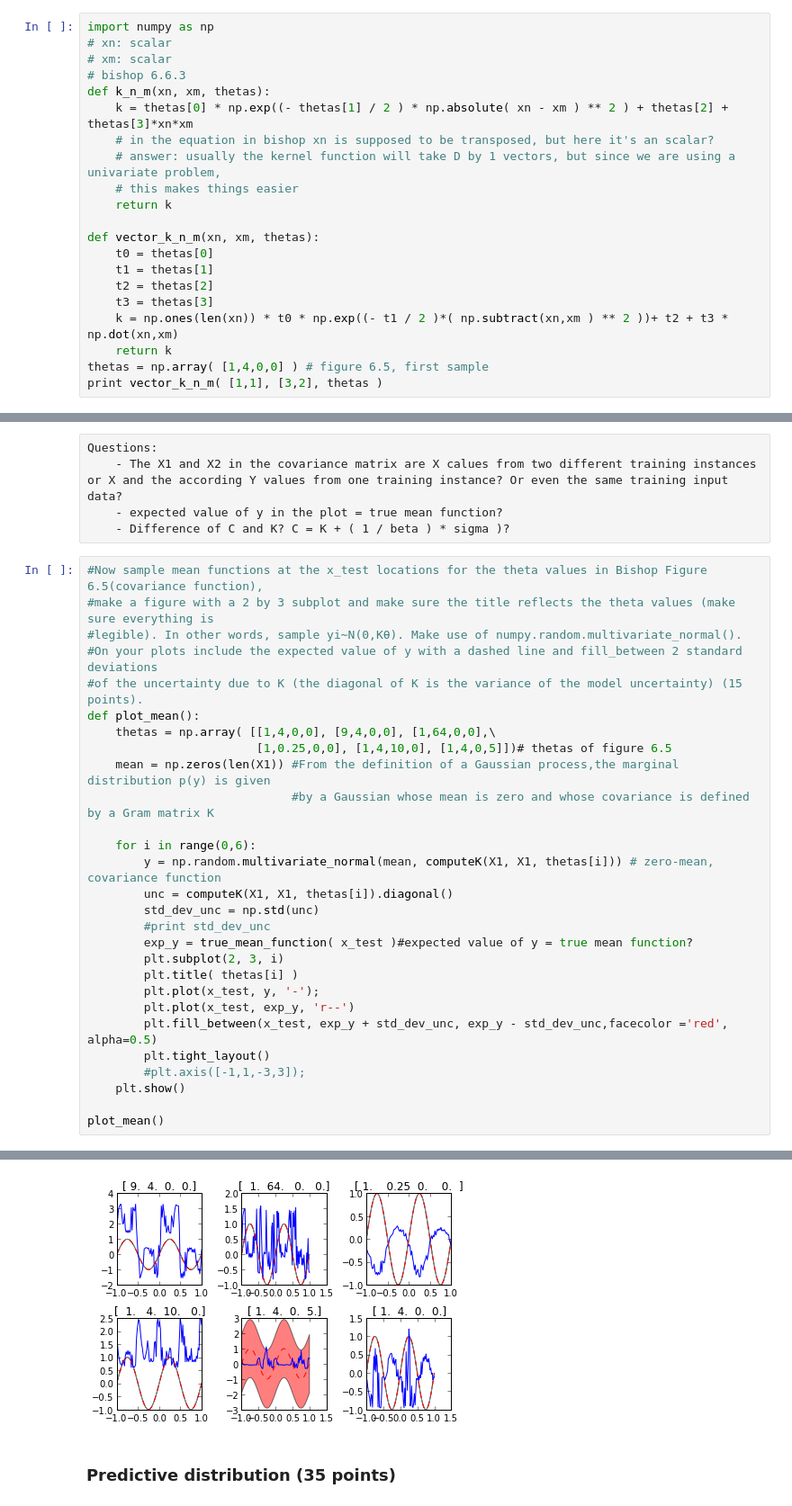
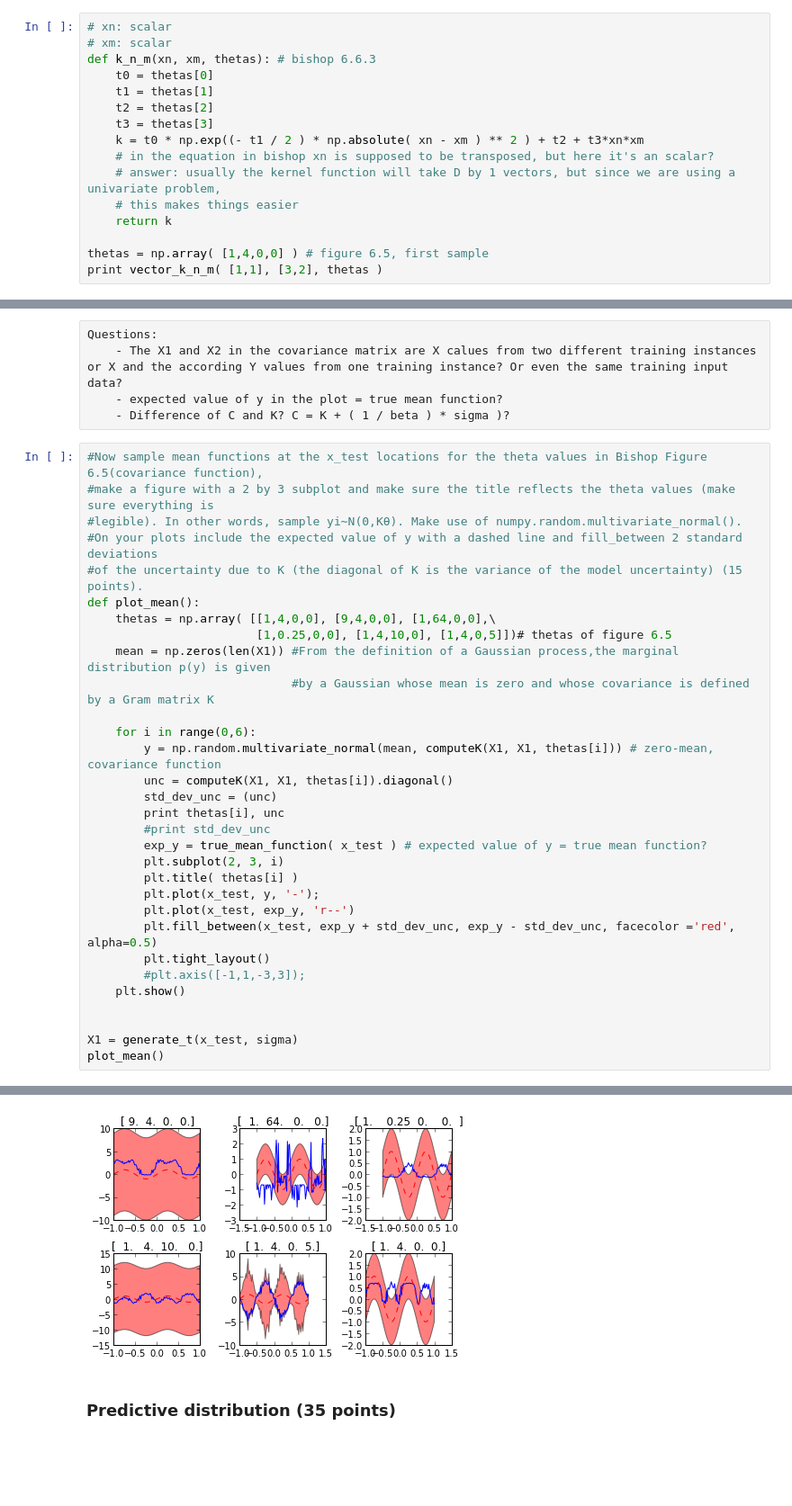
Before and after one commit to jaivalis/MLPR-Labs, a Jupyter notebook: Lab3/Lab3A-class.ipynb, the cells around one changed output, grey strips where cells are left out. Shown at 90% size. Cells and saved outputs as stored; diff of their text form; blank space fills up the shorter version.

```diff
--- a/Lab3/Lab3A-class.ipynb
+++ b/Lab3/Lab3A-class.ipynb
@@ -109,24 +109,19 @@ Eqn 6.60 is the marginal distribution of mean ouput of $N$ data vectors: $p(\y)
 
 Now sample mean functions at the x_test locations for the theta values in Bishop Figure 6.5, make a figure with a 2 by 3 subplot and make sure the title reflects the theta values (make sure everything is legible).  In other words, sample $\yi \sim \mathcal{N}(\zero, \K_{\thetav})$.  Make use of numpy.random.multivariate_normal().  On your plots include the expected value of $\y$ with a dashed line and fill_between 2 standard deviations of the uncertainty due to $\K$ (the diagonal of $\K$ is the variance of the model uncertainty) (15 points).
 # %%
-import numpy as np
 # xn: scalar
 # xm: scalar
-# bishop 6.6.3
-def k_n_m(xn, xm, thetas):
-    k = thetas[0] * np.exp((- thetas[1] / 2 ) * np.absolute( xn - xm ) ** 2 ) + thetas[2] + thetas[3]*xn*xm
+def k_n_m(xn, xm, thetas): # bishop 6.6.3
+    t0 = thetas[0]
+    t1 = thetas[1]
+    t2 = thetas[2]
+    t3 = thetas[3]
+    k = t0 * np.exp((- t1 / 2 ) * np.absolute( xn - xm ) ** 2 ) + t2 + t3*xn*xm
     # in the equation in bishop xn is supposed to be transposed, but here it's an scalar?
     # answer: usually the kernel function will take D by 1 vectors, but since we are using a univariate problem,
     # this makes things easier
     return k
 
-def vector_k_n_m(xn, xm, thetas):
-    t0 = thetas[0]
-    t1 = thetas[1]
-    t2 = thetas[2]
-    t3 = thetas[3]
-    k = np.ones(len(xn)) * t0 * np.exp((- t1 / 2 )*( np.subtract(xn,xm ) ** 2 ))+ t2 + t3 * np.dot(xn,xm)
-    return k
 thetas = np.array( [1,4,0,0] ) # figure 6.5, first sample
 print vector_k_n_m( [1,1], [3,2], thetas )
 # %% [output]
@@ -191,17 +185,20 @@ def plot_mean():
     for i in range(0,6):
         y = np.random.multivariate_normal(mean, computeK(X1, X1, thetas[i])) # zero-mean, covariance function
         unc = computeK(X1, X1, thetas[i]).diagonal()
-        std_dev_unc = np.std(unc)
+        std_dev_unc = (unc)
+        print thetas[i], unc
         #print std_dev_unc
-        exp_y = true_mean_function( x_test )#expected value of y = true mean function?
+        exp_y = true_mean_function( x_test ) # expected value of y = true mean function?
         plt.subplot(2, 3, i)
         plt.title( thetas[i] )
         plt.plot(x_test, y, '-');
         plt.plot(x_test, exp_y, 'r--')
-        plt.fill_between(x_test, exp_y + std_dev_unc, exp_y - std_dev_unc,facecolor ='red', alpha=0.5)
+        plt.fill_between(x_test, exp_y + std_dev_unc, exp_y - std_dev_unc, facecolor ='red', alpha=0.5)
         plt.tight_layout()
         #plt.axis([-1,1,-3,3]);
     plt.show()
 
+
+X1 = generate_t(x_test, sigma)
 plot_mean()
 # %% [output]
@@ -208,4 +222,4 @@ plot_mean()
-[figure, old version]
+[figure, new version]
 # %% [markdown]
 ### Predictive distribution (35 points)
 # %% [markdown]
```
Also changed, not shown: parts of 4 cells of this notebook.
